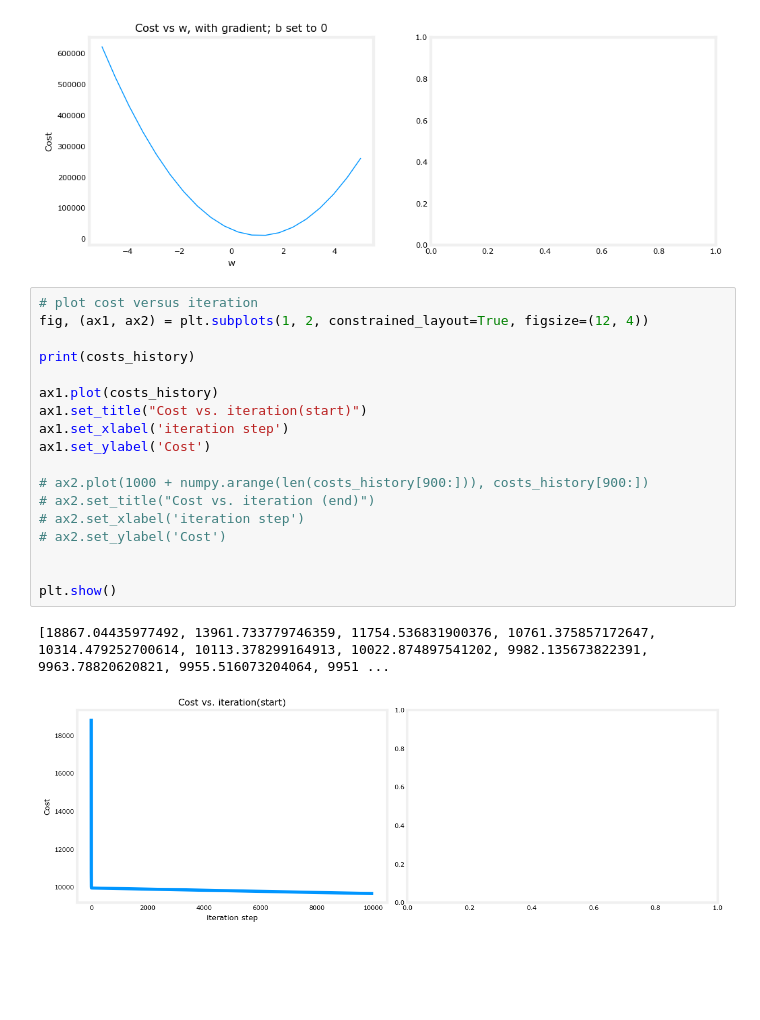
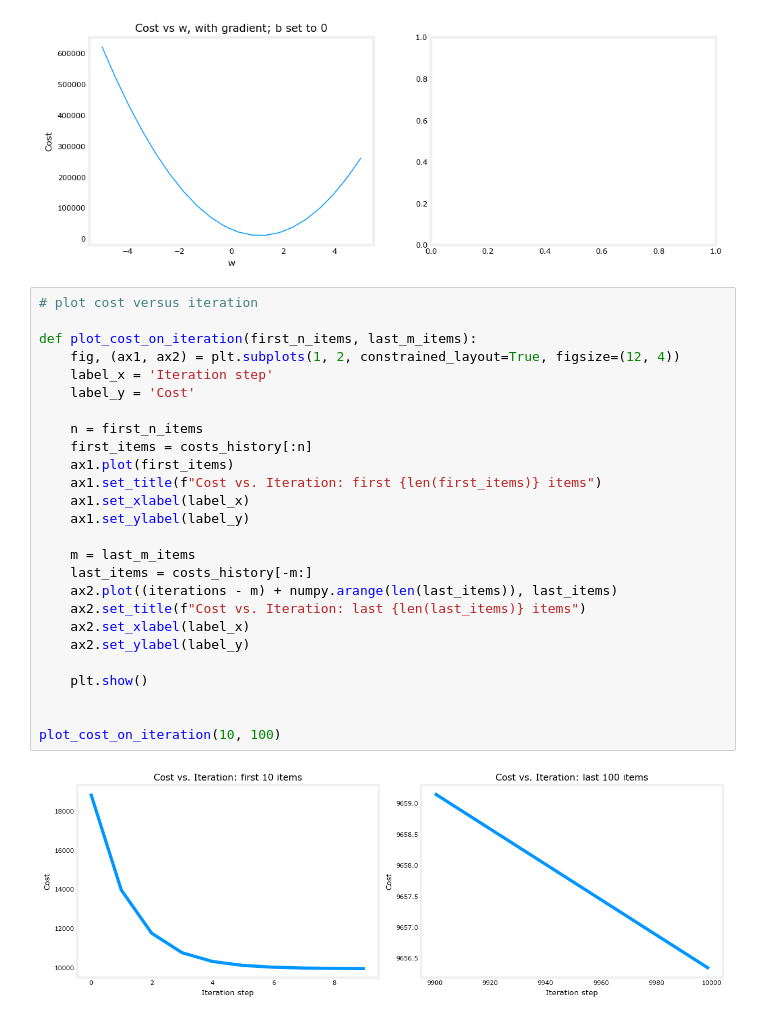
Before and after one commit to MaciejReimann/harvesters, a Jupyter notebook: src/ml-experiments/linear_regression_sassari.ipynb, the cells around one changed output. Cells and saved outputs as stored; diff of their text form; blank space fills up the shorter version.

Commit message:
plot_cost_on_iteration refactored

```diff
--- a/src/ml-experiments/linear_regression_sassari.ipynb
+++ b/src/ml-experiments/linear_regression_sassari.ipynb
@@ -346,22 +346,29 @@ costs [621892.6898855222, 520807.1229857798, 428840.786486671, 345993.6803881990
 [figure]
 # %%
 # plot cost versus iteration
-fig, (ax1, ax2) = plt.subplots(1, 2, constrained_layout=True, figsize=(12, 4))
 
-print(costs_history)
+def plot_cost_on_iteration(first_n_items, last_m_items):
+    fig, (ax1, ax2) = plt.subplots(1, 2, constrained_layout=True, figsize=(12, 4))
+    label_x = 'Iteration step'
+    label_y = 'Cost'
 
-ax1.plot(costs_history)
-ax1.set_title("Cost vs. iteration(start)")
-ax1.set_xlabel('iteration step')
-ax1.set_ylabel('Cost')
+    n = first_n_items
+    first_items = costs_history[:n]
+    ax1.plot(first_items)
+    ax1.set_title(f"Cost vs. Iteration: first {len(first_items)} items")
+    ax1.set_xlabel(label_x)
+    ax1.set_ylabel(label_y)
 
-# ax2.plot(1000 + numpy.arange(len(costs_history[900:])), costs_history[900:])
-# ax2.set_title("Cost vs. iteration (end)")
-# ax2.set_xlabel('iteration step')
-# ax2.set_ylabel('Cost')
+    m = last_m_items
+    last_items = costs_history[-m:]
+    ax2.plot((iterations - m) + numpy.arange(len(last_items)), last_items)
+    ax2.set_title(f"Cost vs. Iteration: last {len(last_items)} items")
+    ax2.set_xlabel(label_x)
+    ax2.set_ylabel(label_y)
+
+    plt.show()
 
 
-plt.show()
+plot_cost_on_iteration(10, 100)
 # %% [output]
-[18867.04435977492, 13961.733779746359, 11754.536831900376, 10761.375857172647, 10314.479252700614, 10113.378299164913, 10022.874897541202, 9982.135673822391, 9963.78820620821, 9955.516073204064, 9951 ...
-[figure, old version]
+[figure, new version]
```
Also changed, not shown: parts of 1 cell of this notebook.
